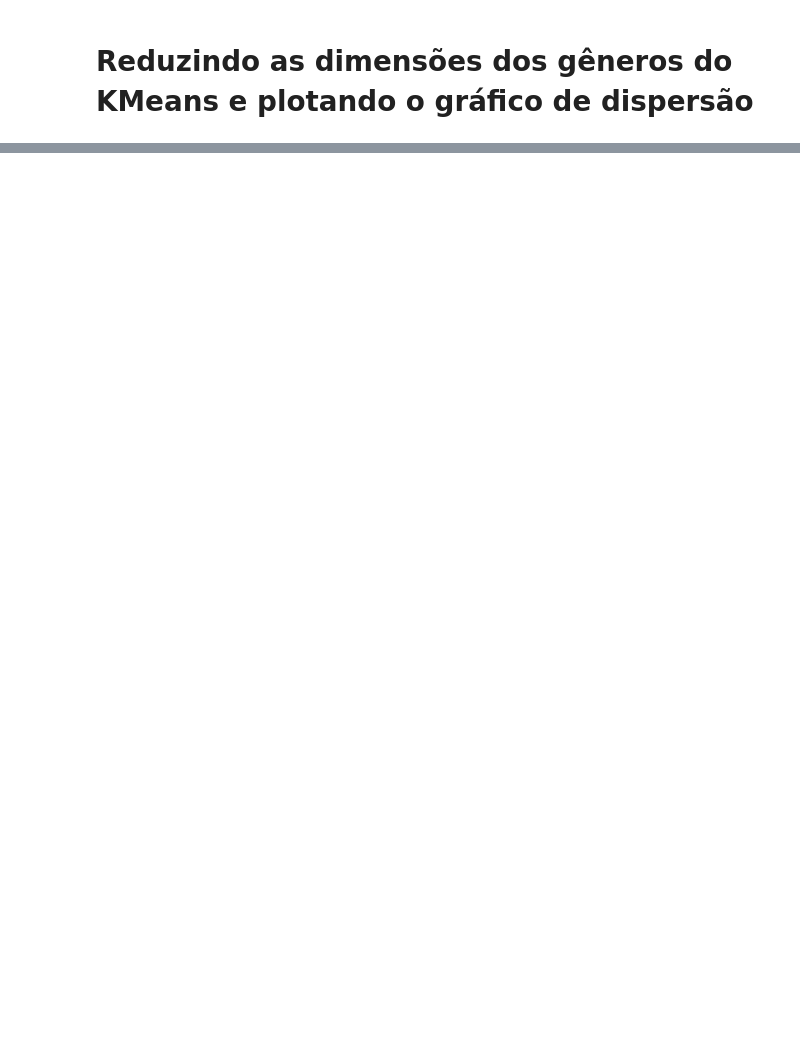
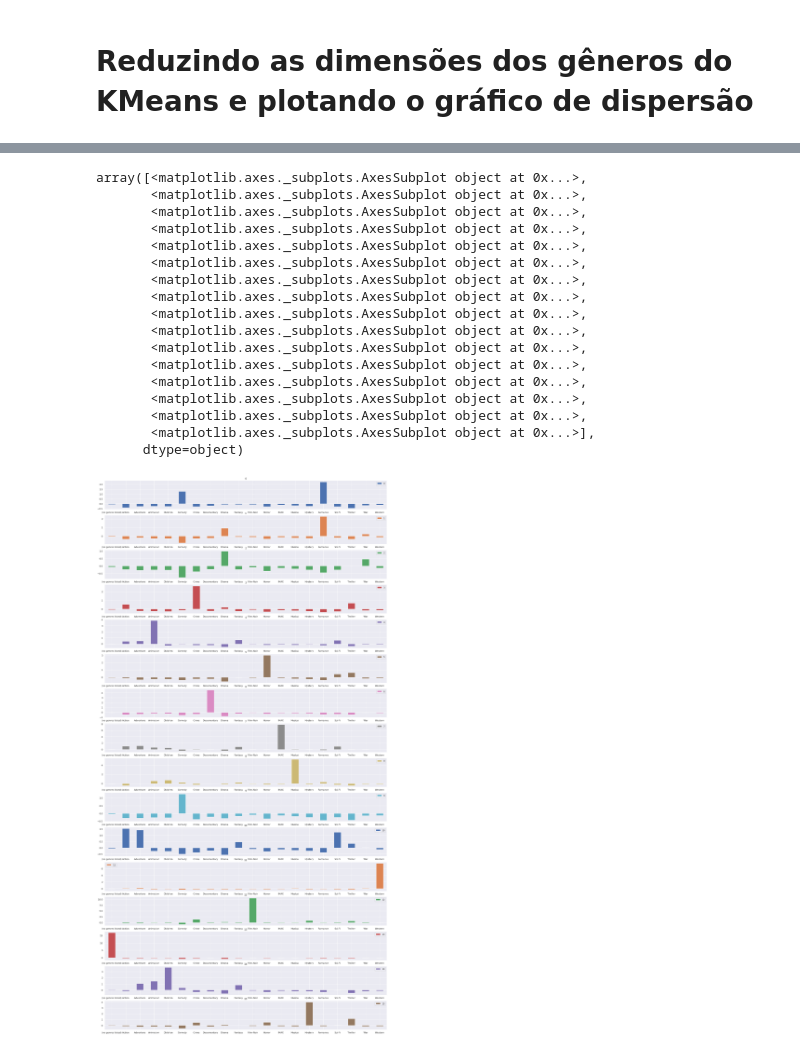
Before and after one commit to jonnes-nascimento/machine_learning, a Jupyter notebook: Introdução_a_Machine_Learning_Algoritmos_Não_Supervisionados_1.ipynb, the cells around one changed output, grey strips where cells are left out. Saved outputs shown, nothing was run; the diff lists cells and outputs as text; code cells hidden in the pictures; blank space fills up the shorter version.

```diff
--- a/Introdução_a_Machine_Learning_Algoritmos_Não_Supervisionados_1.ipynb
+++ b/Introdução_a_Machine_Learning_Algoritmos_Não_Supervisionados_1.ipynb
@@ -234,0 +366,27 @@ sns.scatterplot(x=visualizacao[:, 0], y=visualizacao[:, 1], hue=modelo.labels_,
+# %%
+# analisando o grafico acima, percebemos que temos um "cotovelo" no ponto x=16. Usaremos 16 como a quantidade de grupos
+modelo = KMeans(n_clusters=16)
+modelo.fit(generos_escalados)
+
+grupos = pd.DataFrame(modelo.cluster_centers_, columns=generos.columns)
+
+grupos.transpose().plot.bar(figsize=(25, 50), sharex=False, subplots=True, rot=0)
+# %% [output]
+array([<matplotlib.axes._subplots.AxesSubplot object at 0x...>,
+       <matplotlib.axes._subplots.AxesSubplot object at 0x...>,
+       <matplotlib.axes._subplots.AxesSubplot object at 0x...>,
+       <matplotlib.axes._subplots.AxesSubplot object at 0x...>,
+       <matplotlib.axes._subplots.AxesSubplot object at 0x...>,
+       <matplotlib.axes._subplots.AxesSubplot object at 0x...>,
+       <matplotlib.axes._subplots.AxesSubplot object at 0x...>,
+       <matplotlib.axes._subplots.AxesSubplot object at 0x...>,
+       <matplotlib.axes._subplots.AxesSubplot object at 0x...>,
+       <matplotlib.axes._subplots.AxesSubplot object at 0x...>,
+       <matplotlib.axes._subplots.AxesSubplot object at 0x...>,
+       <matplotlib.axes._subplots.AxesSubplot object at 0x...>,
+       <matplotlib.axes._subplots.AxesSubplot object at 0x...>,
+       <matplotlib.axes._subplots.AxesSubplot object at 0x...>,
+       <matplotlib.axes._subplots.AxesSubplot object at 0x...>,
+       <matplotlib.axes._subplots.AxesSubplot object at 0x...>],
+      dtype=object)
+[figure, added]
```
Also changed, not shown: parts of 26 cells of this notebook.
